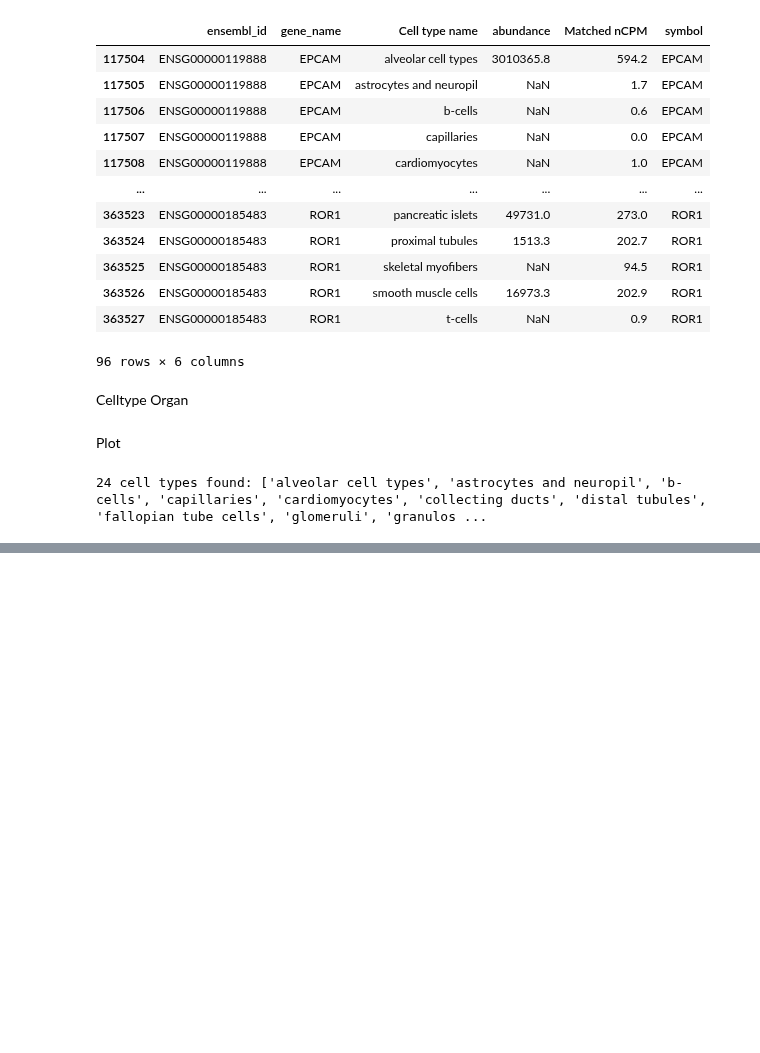
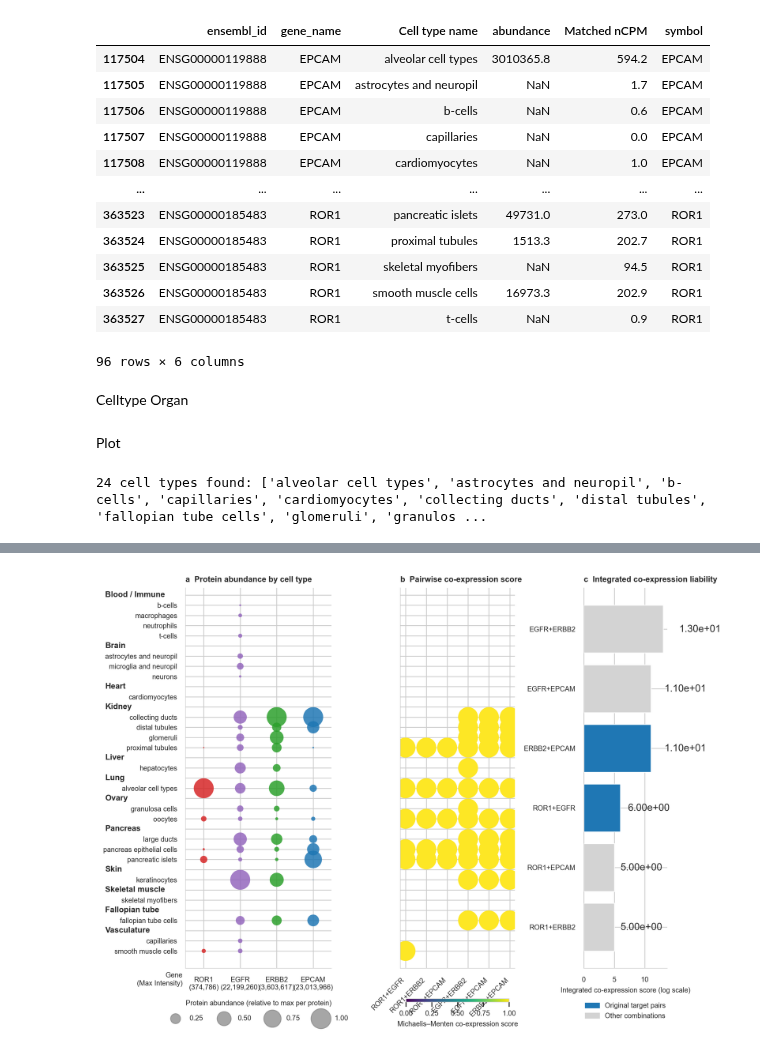
Before and after one commit to GretzmacherN/CAP, a Jupyter notebook: 0_HPA_Norm.ipynb, the cells around one changed output, grey strips where cells are left out. Drawn from its saved outputs; the diff is of its cells as text; code cells hidden in the pictures; blank space fills up the shorter version.

```diff
--- a/0_HPA_Norm.ipynb
+++ b/0_HPA_Norm.ipynb
@@ -653,0 +623,81 @@ plt.show()
+# %%
+import pickle
+import itertools
+import numpy as np
+import matplotlib.pyplot as plt
+import matplotlib.gridspec as gridspec
+import matplotlib.patches as mpatches
+
+with open(FIGDATA_DIR / "fig_hpa_coexpression_panels.pkl", "rb") as f:
+    pH = pickle.load(f)
+
+abundance_wide = pH["abundance_wide"]
+abundance_norm = pH["abundance_norm"]
+GENE_ORDER     = pH["GENE_ORDER"]
+GENE_COLORS    = pH["GENE_COLORS"]
+plot_rows      = pH["plot_rows"]
+coexpression   = pH["coexpression"]
+ctli           = pH["ctli"]
+TARGET_PAIRS   = pH["TARGET_PAIRS"]
+SIZE_SCALE     = pH["SIZE_SCALE"]
+y_pos = np.arange(len(plot_rows))[::-1]   # regenerated — cheap, deterministic from plot_rows
+
+plt.rcParams.update({
+    "font.size": FONTSIZE,
+    "font.family": "Arial",
+    "svg.fonttype": "none",
+    "axes.linewidth": 0.5,
+    "axes.titlesize": FONTSIZE,
+    "legend.fontsize": FONTSIZE,
+    "xtick.labelsize": FONTSIZE,
+    "ytick.labelsize": FONTSIZE,
+    "axes.labelsize": FONTSIZE,
+    "figure.facecolor": "white",
+    "savefig.facecolor": "white",
+})
+
+fig = plt.figure(figsize=(220/25.4, 200/25.4))
+gs = fig.add_gridspec(2, 3, height_ratios=[20, 1.3], width_ratios=[1.4, 1.1, 0.8],
+                      hspace=0.15, wspace=0.6)
+
+axA = fig.add_subplot(gs[0, 0])
+axB = fig.add_subplot(gs[0, 1])
+axC = fig.add_subplot(gs[0, 2])
+legA = fig.add_subplot(gs[1, 0]); legA.axis("off")
+legB = fig.add_subplot(gs[1, 1]); legB.axis("off")
+legC = fig.add_subplot(gs[1, 2]); legC.axis("off")
+
+# --------------------------------------------------------------- a) Abundance
+plot_abundance_panel(axA, abundance_wide, abundance_norm, GENE_ORDER, GENE_COLORS, plot_rows)
+axA.set_title("a  Protein abundance by cell type", fontsize=FONTSIZE + 1, fontweight="bold", loc="left", pad=6)
+
+# --------------------------------------------------------------- b) Co-expression
+sc = plot_coexpression_panel(axB, coexpression, plot_rows)
+axB.set_title("b  Pairwise co-expression score", fontsize=FONTSIZE + 1, fontweight="bold", loc="left", pad=6)
+
+# --------------------------------------------------------------- c) CTLI ranking
+plot_ctli_panel(axC, ctli, TARGET_PAIRS)
+axC.set_title("c  Integrated co-expression liability", fontsize=FONTSIZE + 1, fontweight="bold", loc="left", pad=6)
+axC.set_xlabel("Integrated co-expression score (log scale)", fontsize=FONTSIZE)
+
+# --------------------------------------------------------------- Legend A (bubble sizes)
+handles = [plt.scatter([], [], s=f * SIZE_SCALE, color="grey", alpha=0.7) for f in [0.25, 0.50, 0.75, 1.00]]
+legA.legend(handles, ["0.25", "0.50", "0.75", "1.00"],
+            title="Protein abundance (relative to max per protein)", ncol=4, loc="center",
+            frameon=False, fontsize=FONTSIZE, title_fontsize=FONTSIZE,
+            handletextpad=1.0, columnspacing=2.0, borderpad=1.0, labelspacing=1.2)
+
+# --------------------------------------------------------------- Legend B (colourbar)
+cbar = fig.colorbar(sc, ax=legB, orientation="horizontal", fraction=1.0, pad=0.4, aspect=30, shrink=0.9)
+cbar.set_label("Michaelis–Menten co-expression score", fontsize=FONTSIZE)
+cbar.ax.tick_params(labelsize=FONTSIZE)
+
+# --------------------------------------------------------------- Legend C
+highlight_patch = mpatches.Patch(color="#1f77b4", label="Original target pairs")
+other_patch = mpatches.Patch(color="lightgrey", label="Other combinations")
+legC.legend(handles=[highlight_patch, other_patch], loc="center", frameon=False, fontsize=FONTSIZE)
+
+fig.savefig(ENV_FIGURE_DIR / "Figure_HPA_coexpression.svg", format="svg", bbox_inches="tight")
+plt.show()
+# %% [output]
+[figure, added]
```
Also changed, not shown: parts of 6 cells of this notebook, 2 other files.
